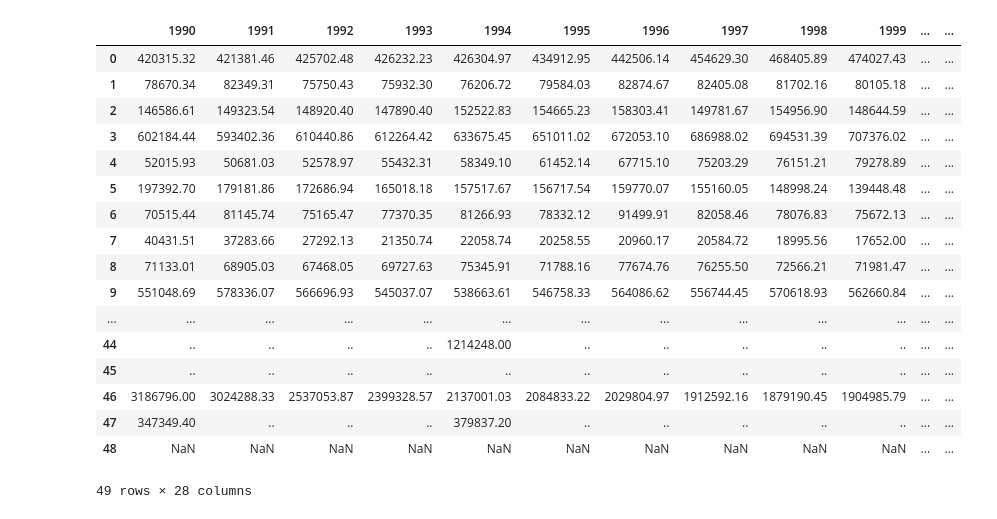
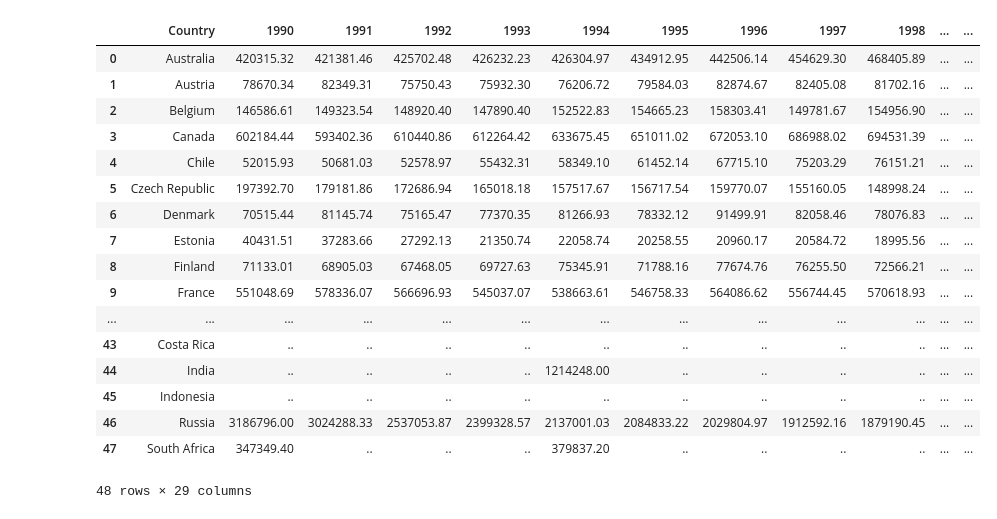
Before and after one commit to cprietosegura/pipelines-project-foodproduction, a Jupyter notebook: apuntes-scrapping.ipynb, the cells around one changed output. Saved outputs shown, nothing was run; the diff lists cells and outputs as text; code cells hidden in the pictures.

```diff
--- a/apuntes-scrapping.ipynb
+++ b/apuntes-scrapping.ipynb
@@ -42,0 +39,28 @@ def InsertCols():
+# %%
+def InsertCols(step1):
+    valores=[]
+
+    for number in range(1, 49):
+
+        if number%2==0:
+            even_values=[]
+            even_row = step1.find_all('tr', attrs={'class':'row{}'.format(number)})
+            for row in even_row:
+                r=row.select('.Data2')
+                for d in r:
+                    values_per_row=str(d.text.replace(u'\xa0', u''))
+                    even_values.append(values_per_row)
+            valores.append(even_values)
+        else:
+            odd_values=[]
+            odd_row = step1.find_all('tr', attrs={'class':'row{}'.format(number)})
+            for row in odd_row:
+                r=row.select('.Data')
+                for d in r:
+                    values_per_row=str(d.text.replace(u'\xa0', u''))
+                    odd_values.append(values_per_row)
+            valores.append(odd_values)
+
+    return valores
+# %%
+valorestt=InsertCols(step1)
@@ -43,5 +71,5 @@ def InsertCols():
 # %%
-def CreateDf(valores):
+def CreateDf(valores,step1):
     country=step1.findAll(True, {'class':['RowDimLabel', 'RowDimLabel2']})
     country_col=[]
     for c in country:
@@ -50,30 +78,38 @@ def CreateDf(valores):
     for f in range(1990, 2018):
         name_col.append(str('{}'.format(f)))
 
+
     empty_df= pd.DataFrame(np.zeros([len(set(country_col))-1, len(name_col)])*np.nan)
     empty_df.columns = empty_df.columns[:0].tolist() + name_col
     for value_list in range(len(valores)):
         empty_df.loc[value_list] = valores[value_list]
 
+    countries=[country for country in country_col if country!='']
+    countries.remove('Non-OECD Economies')
+    empty_df=empty_df.drop(48)
+    empty_df.insert(0, 'Country', countries)
+
     return empty_df
-# %%
-CreateDf(valores)
-# %% [output]
-|  | 1990 | 1991 | 1992 | 1993 | 1994 | 1995 | 1996 | 1997 | 1998 | 1999 | ... | ... |
-| 0 | 420315.32 | 421381.46 | 425702.48 | 426232.23 | 426304.97 | 434912.95 | 442506.14 | 454629.30 | 468405.89 | 474027.43 | ... | ... |
-| 1 | 78670.34 | 82349.31 | 75750.43 | 75932.30 | 76206.72 | 79584.03 | 82874.67 | 82405.08 | 81702.16 | 80105.18 | ... | ... |
-| 2 | 146586.61 | 149323.54 | 148920.40 | 147890.40 | 152522.83 | 154665.23 | 158303.41 | 149781.67 | 154956.90 | 148644.59 | ... | ... |
-| 3 | 602184.44 | 593402.36 | 610440.86 | 612264.42 | 633675.45 | 651011.02 | 672053.10 | 686988.02 | 694531.39 | 707376.02 | ... | ... |
-| 4 | 52015.93 | 50681.03 | 52578.97 | 55432.31 | 58349.10 | 61452.14 | 67715.10 | 75203.29 | 76151.21 | 79278.89 | ... | ... |
-| 5 | 197392.70 | 179181.86 | 172686.94 | 165018.18 | 157517.67 | 156717.54 | 159770.07 | 155160.05 | 148998.24 | 139448.48 | ... | ... |
-| 6 | 70515.44 | 81145.74 | 75165.47 | 77370.35 | 81266.93 | 78332.12 | 91499.91 | 82058.46 | 78076.83 | 75672.13 | ... | ... |
-| 7 | 40431.51 | 37283.66 | 27292.13 | 21350.74 | 22058.74 | 20258.55 | 20960.17 | 20584.72 | 18995.56 | 17652.00 | ... | ... |
-| 8 | 71133.01 | 68905.03 | 67468.05 | 69727.63 | 75345.91 | 71788.16 | 77674.76 | 76255.50 | 72566.21 | 71981.47 | ... | ... |
-| 9 | 551048.69 | 578336.07 | 566696.93 | 545037.07 | 538663.61 | 546758.33 | 564086.62 | 556744.45 | 570618.93 | 562660.84 | ... | ... |
-| ... | ... | ... | ... | ... | ... | ... | ... | ... | ... | ... | ... | ... |
-| 44 | .. | .. | .. | .. | 1214248.00 | .. | .. | .. | .. | .. | ... | ... |
-| 45 | .. | .. | .. | .. | .. | .. | .. | .. | .. | .. | ... | ... |
-| 46 | 3186796.00 | 3024288.33 | 2537053.87 | 2399328.57 | 2137001.03 | 2084833.22 | 2029804.97 | 1912592.16 | 1879190.45 | 1904985.79 | ... | ... |
-| 47 | 347349.40 | .. | .. | .. | 379837.20 | .. | .. | .. | .. | .. | ... | ... |
-| 48 | NaN | NaN | NaN | NaN | NaN | NaN | NaN | NaN | NaN | NaN | ... | ... |
-49 rows × 28 columns
+# %%
+perro=CreateDf(valorestt,step1)
+# %%
+perro
+# %% [output]
+|  | Country | 1990 | 1991 | 1992 | 1993 | 1994 | 1995 | 1996 | 1997 | 1998 | ... | ... |
+| 0 | Australia | 420315.32 | 421381.46 | 425702.48 | 426232.23 | 426304.97 | 434912.95 | 442506.14 | 454629.30 | 468405.89 | ... | ... |
+| 1 | Austria | 78670.34 | 82349.31 | 75750.43 | 75932.30 | 76206.72 | 79584.03 | 82874.67 | 82405.08 | 81702.16 | ... | ... |
+| 2 | Belgium | 146586.61 | 149323.54 | 148920.40 | 147890.40 | 152522.83 | 154665.23 | 158303.41 | 149781.67 | 154956.90 | ... | ... |
+| 3 | Canada | 602184.44 | 593402.36 | 610440.86 | 612264.42 | 633675.45 | 651011.02 | 672053.10 | 686988.02 | 694531.39 | ... | ... |
+| 4 | Chile | 52015.93 | 50681.03 | 52578.97 | 55432.31 | 58349.10 | 61452.14 | 67715.10 | 75203.29 | 76151.21 | ... | ... |
+| 5 | Czech Republic | 197392.70 | 179181.86 | 172686.94 | 165018.18 | 157517.67 | 156717.54 | 159770.07 | 155160.05 | 148998.24 | ... | ... |
+| 6 | Denmark | 70515.44 | 81145.74 | 75165.47 | 77370.35 | 81266.93 | 78332.12 | 91499.91 | 82058.46 | 78076.83 | ... | ... |
+| 7 | Estonia | 40431.51 | 37283.66 | 27292.13 | 21350.74 | 22058.74 | 20258.55 | 20960.17 | 20584.72 | 18995.56 | ... | ... |
+| 8 | Finland | 71133.01 | 68905.03 | 67468.05 | 69727.63 | 75345.91 | 71788.16 | 77674.76 | 76255.50 | 72566.21 | ... | ... |
+| 9 | France | 551048.69 | 578336.07 | 566696.93 | 545037.07 | 538663.61 | 546758.33 | 564086.62 | 556744.45 | 570618.93 | ... | ... |
+| ... | ... | ... | ... | ... | ... | ... | ... | ... | ... | ... | ... | ... |
+| 43 | Costa Rica | .. | .. | .. | .. | .. | .. | .. | .. | .. | ... | ... |
+| 44 | India | .. | .. | .. | .. | 1214248.00 | .. | .. | .. | .. | ... | ... |
+| 45 | Indonesia | .. | .. | .. | .. | .. | .. | .. | .. | .. | ... | ... |
+| 46 | Russia | 3186796.00 | 3024288.33 | 2537053.87 | 2399328.57 | 2137001.03 | 2084833.22 | 2029804.97 | 1912592.16 | 1879190.45 | ... | ... |
+| 47 | South Africa | 347349.40 | .. | .. | .. | 379837.20 | .. | .. | .. | .. | ... | ... |
+48 rows × 29 columns
```
Also changed, not shown: parts of 7 cells of this notebook, 16 other files.
